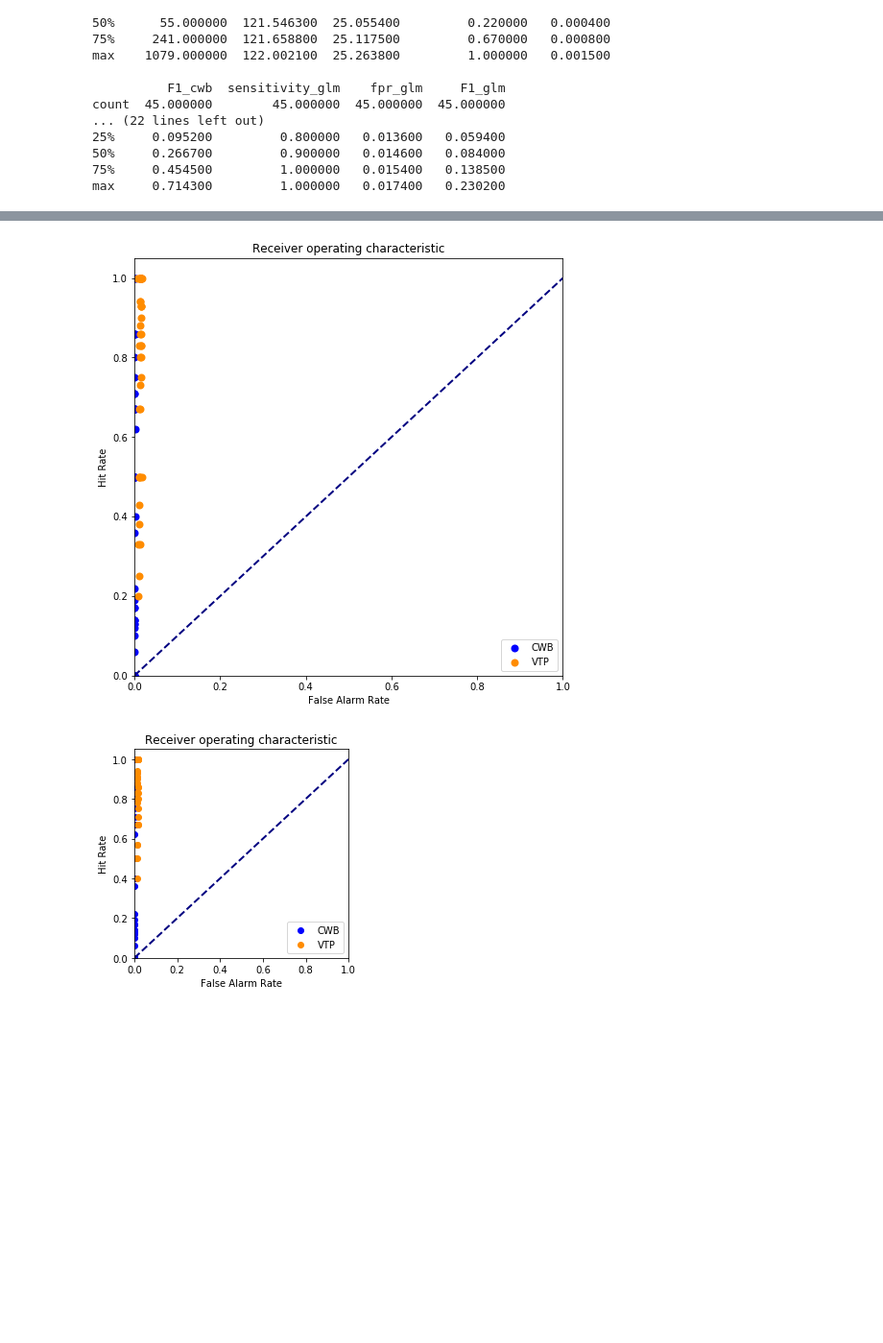
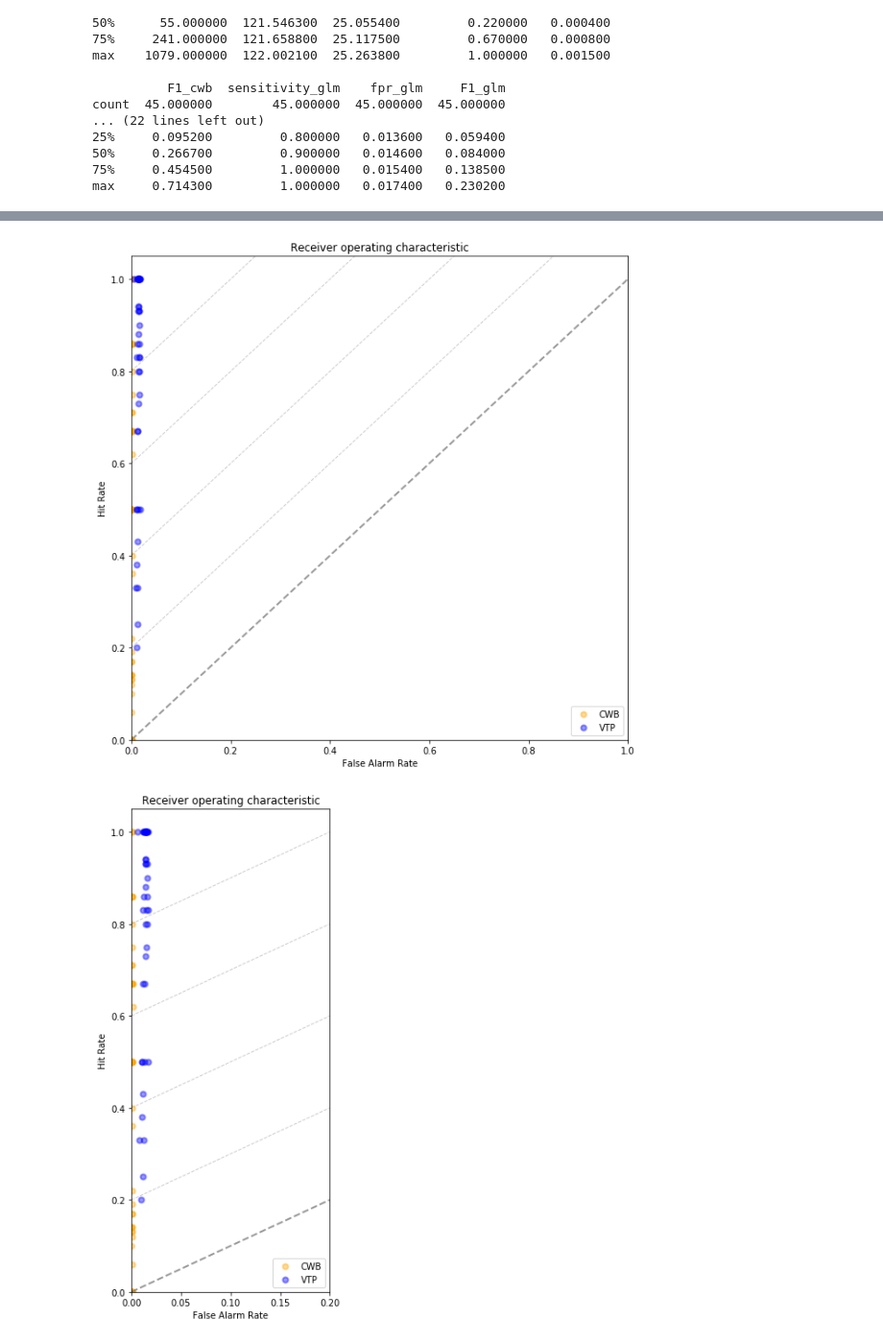
Before and after one commit to tingsyo/qpetw, a Jupyter notebook: results/01_basic_figure.ipynb, the cells around one changed output, grey strips where cells are left out. Shown: that part at 96% size. Saved outputs shown, nothing was run; the diff lists cells and outputs as text; code cells hidden in the pictures; blank space fills up the shorter version.

Commit message:
- Modified results:   - change colors in plots   - change layout of ROC curve

```diff
--- a/results/01_basic_figure.ipynb
+++ b/results/01_basic_figure.ipynb
@@ -194,11 +194,17 @@ plt.show()
 # %%
 
-plt.figure(figsize=(8,8))
+plt.figure(figsize=(10,10))
 lw = 2
-plt.scatter(compbcglm['fpr_cwb'], compbcglm['sensitivity_cwb'], color='blue', lw=lw, label='CWB')
-plt.scatter(compbcglm['fpr_glm'], compbcglm['sensitivity_glm'], color='darkorange', lw=lw, label='VTP')
-plt.plot([0, 1], [0, 1], color='navy', lw=lw, linestyle='--') # No skill line
-plt.xlim([0.0, 1.0])
+plt.scatter(compbcglm['fpr_cwb'], compbcglm['sensitivity_cwb'], color='orange', alpha=0.4, lw=lw, label='CWB')
+plt.scatter(compbcglm['fpr_glm'], compbcglm['sensitivity_glm'], color='blue', alpha=0.4, lw=lw, label='VTP')
+# helping lines
+x = np.linspace(0, 1, 100)
+plt.plot(x, x, color='grey', alpha=0.8, lw=lw, linestyle='--') # No skill line
+plt.plot(x, x+0.2, color='grey', alpha=0.4, lw=lw/2, linestyle='--') # No skill line
+plt.plot(x, x+0.4, color='grey', alpha=0.4, lw=lw/2, linestyle='--') # No skill line
+plt.plot(x, x+0.6, color='grey', alpha=0.4, lw=lw/2, linestyle='--') # No skill line
+plt.plot(x, x+0.8, color='grey', alpha=0.4, lw=lw/2, linestyle='--') # No skill line
+plt.xlim([0.0, 1])
 plt.ylim([0.0, 1.05])
 plt.ylabel('Hit Rate')
 plt.xlabel('False Alarm Rate')
@@ -206,19 +212,25 @@ plt.title('Receiver operating characteristic')
 plt.legend(loc="lower right")
 plt.show()
 # %% [output]
-[figure, old version]
+[figure, new version]
 # %%
-plt.figure(figsize=(4,4))
+plt.figure(figsize=(4,10))
 lw = 2
-plt.scatter(compbcsvm['fpr_cwb'], compbcsvm['sensitivity_cwb'], color='blue', label='CWB')
-plt.scatter(compbcsvm['fpr_svm'], compbcsvm['sensitivity_svm'], color='darkorange', label='VTP')
-plt.plot([0, 1], [0, 1], color='navy', lw=lw, linestyle='--') # No skill line
-plt.xlim([0.0, 1.0])
+plt.scatter(compbcglm['fpr_cwb'], compbcglm['sensitivity_cwb'], color='orange', alpha=0.4, lw=lw, label='CWB')
+plt.scatter(compbcglm['fpr_glm'], compbcglm['sensitivity_glm'], color='blue', alpha=0.4, lw=lw, label='VTP')
+# helping lines
+x = np.linspace(0, 0.2, 100)
+plt.plot(x, x, color='grey', alpha=0.8, lw=lw, linestyle='--') # No skill line
+plt.plot(x, x+0.2, color='grey', alpha=0.4, lw=lw/2, linestyle='--') # No skill line
+plt.plot(x, x+0.4, color='grey', alpha=0.4, lw=lw/2, linestyle='--') # No skill line
+plt.plot(x, x+0.6, color='grey', alpha=0.4, lw=lw/2, linestyle='--') # No skill line
+plt.plot(x, x+0.8, color='grey', alpha=0.4, lw=lw/2, linestyle='--') # No skill line
+plt.xlim([0.0, 0.2])
 plt.ylim([0.0, 1.05])
 plt.ylabel('Hit Rate')
 plt.xlabel('False Alarm Rate')
 plt.title('Receiver operating characteristic')
 plt.legend(loc="lower right")
 plt.show()
 # %% [output]
-[figure, old version]
+[figure, new version]
```
Also changed, not shown: parts of 4 cells of this notebook, 2 other files.
